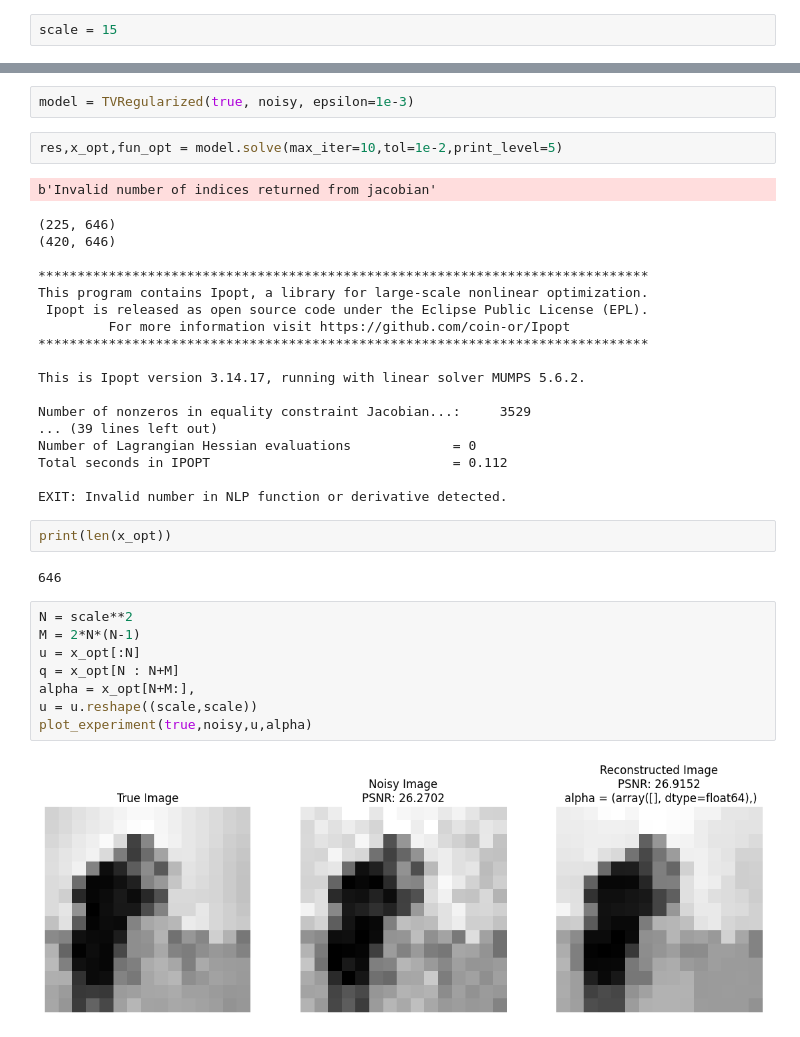
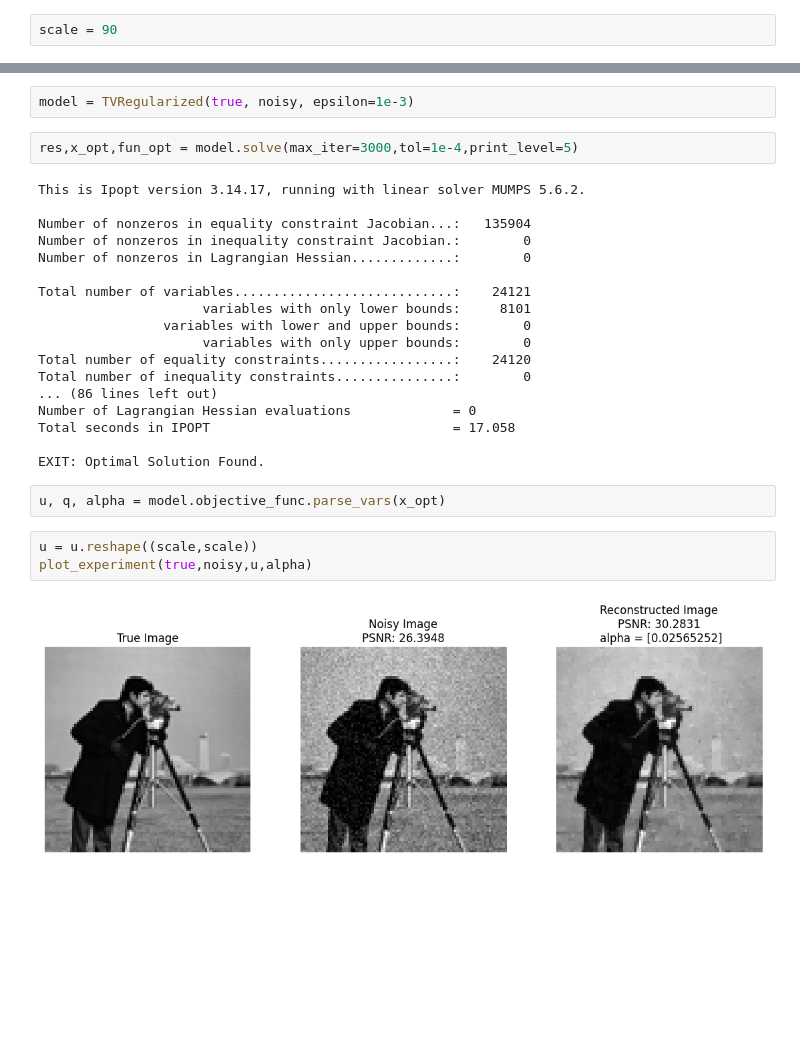
Before and after one commit to dvillacis/bimpcc_2, a Jupyter notebook: notebook/tv_denoisingreg.ipynb, the cells around one changed output, grey strips where cells are left out. Drawn from its saved outputs; the diff is of its cells as text; blank space fills up the shorter version.

```diff
--- a/notebook/tv_denoisingreg.ipynb
+++ b/notebook/tv_denoisingreg.ipynb
@@ -27,7 +27,7 @@ def plot_experiment(true,noisy,u, alpha):
 
     plt.show()
 # %%
-scale = 15
+scale = 90
 # %%
 dataset = get_dataset("cameraman",scale=scale)
 true, noisy = dataset.get_training_data()
@@ -45,37 +45,29 @@ ax[1].axis('off')
 # %%
 model = TVRegularized(true, noisy, epsilon=1e-3)
 # %%
-res,x_opt,fun_opt = model.solve(max_iter=10,tol=1e-2,print_level=5)
+res,x_opt,fun_opt = model.solve(max_iter=3000,tol=1e-4,print_level=5)
 # %% [output]
-b'Invalid number of indices returned from jacobian'
+This is Ipopt version 3.14.17, running with linear solver MUMPS 5.6.2.
+
+Number of nonzeros in equality constraint Jacobian...:   135904
+Number of nonzeros in inequality constraint Jacobian.:        0
+Number of nonzeros in Lagrangian Hessian.............:        0
+
+Total number of variables............................:    24121
+                     variables with only lower bounds:     8101
+                variables with lower and upper bounds:        0
+                     variables with only upper bounds:        0
+Total number of equality constraints.................:    24120
+Total number of inequality constraints...............:        0
+... (86 lines left out)
+Number of Lagrangian Hessian evaluations             = 0
+Total seconds in IPOPT                               = 17.058
+
+EXIT: Optimal Solution Found.
-(225, 646)
-(420, 646)
-
-******************************************************************************
-This program contains Ipopt, a library for large-scale nonlinear optimization.
- Ipopt is released as open source code under the Eclipse Public License (EPL).
-         For more information visit https://github.com/coin-or/Ipopt
-******************************************************************************
-
-This is Ipopt version 3.14.17, running with linear solver MUMPS 5.6.2.
-
-Number of nonzeros in equality constraint Jacobian...:     3529
-... (39 lines left out)
-Number of Lagrangian Hessian evaluations             = 0
-Total seconds in IPOPT                               = 0.112
-
-EXIT: Invalid number in NLP function or derivative detected.
-# %%
-print(len(x_opt))
-# %% [output]
-646
+# %%
+u, q, alpha = model.objective_func.parse_vars(x_opt)
 # %%
-N = scale**2
-M = 2*N*(N-1)
-u = x_opt[:N]
-q = x_opt[N : N+M]
-alpha = x_opt[N+M:],
 u = u.reshape((scale,scale))
 plot_experiment(true,noisy,u,alpha)
 # %% [output]
-[figure, old version]
+[figure, new version]
```
Also changed, not shown: parts of 1 cell of this notebook, 6 other files.
